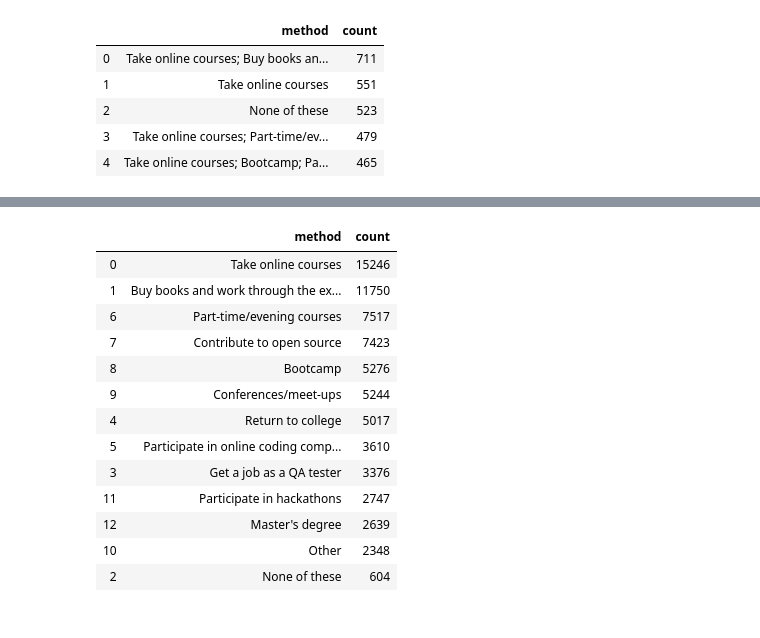
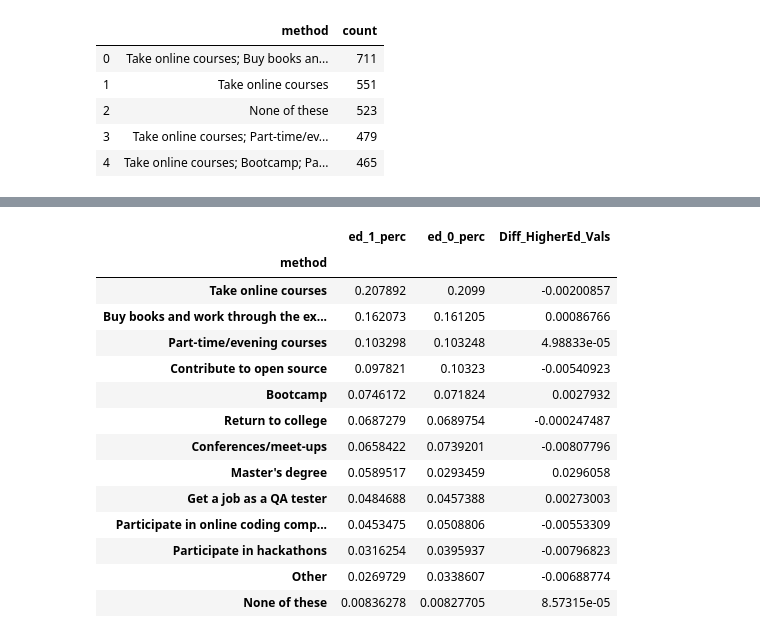
Before and after one commit to sousablde/StackOverflow-Dev-Survey-Data-Analysis, a Jupyter notebook: StackOverflow Dev Survey results.ipynb, the cells around one changed output, grey strips where cells are left out. Drawn from its saved outputs; the diff is of its cells as text; code cells hidden in the pictures.

```diff
--- a/StackOverflow Dev Survey results.ipynb
+++ b/StackOverflow Dev Survey results.ipynb
@@ -153,0 +199,16 @@ values_in_method = ['Take online courses', 'Buy books and work through the exerc
+# %%
+#check for the existence of bias towards their own degrees
+def higher_ed(formal_ed_str):
+    '''
+    INPUT
+        formal_ed_str - a string of one of the values from the Formal Education column
+
+    OUTPUT
+        return 1 if the string is  in ("Master's degree", "Doctoral", "Professional degree")
+        return 0 otherwise
+
+    '''
+    if formal_ed_str in ("Master's degree", "Doctoral", "Professional degree"):
+        return 1
+    else:
+        return 0
@@ -153,0 +224,4 @@ values_in_method = ['Take online courses', 'Buy books and work through the exerc
+# %%
+df['HigherEd'] = df["FormalEducation"].apply(higher_ed)
+higher_ed_perc = df['HigherEd'].mean()
+t.higher_ed_test(higher_ed_perc)
@@ -153,0 +230,8 @@ values_in_method = ['Take online courses', 'Buy books and work through the exerc
+# %%
+#check proportion of people that completed Higher ed and their responses
+ed_1 = df[df['HigherEd'] == 1] # Subset df to only those with HigherEd of 1
+ed_0 = df[df['HigherEd'] == 0] # Subset df to only those with HigherEd of 0
+
+
+print(ed_1['HigherEd'][:5]) #Assure it looks like what you would expect
+print(ed_0['HigherEd'][:5]) #Assure it looks like what you would expect
@@ -154,3 +251,30 @@ values_in_method = ['Take online courses', 'Buy books and work through the exerc
+# %%
+#Check your subset is correct - you should get a plot that was created using pandas styling
+#which you can learn more about here: https://pandas.pydata.org/pandas-docs/stable/style.html
+
+ed_1_perc = clean_and_plot(ed_1, 'Higher Formal Education', plot=False)
+ed_0_perc = clean_and_plot(ed_0, 'Max of Bachelors Higher Ed', plot=False)
+
+comp_df = pd.merge(ed_1_perc, ed_0_perc, left_index=True, right_index=True)
+comp_df.columns = ['ed_1_perc', 'ed_0_perc']
+comp_df['Diff_HigherEd_Vals'] = comp_df['ed_1_perc'] - comp_df['ed_0_perc']
+comp_df.style.bar(subset=['Diff_HigherEd_Vals'], align='mid', color=['#d65f5f', '#5fba7d'])
+# %% [output]
+|  | ed_1_perc | ed_0_perc | Diff_HigherEd_Vals |
+| method |  |  |  |
+| Take online courses | 0.207892 | 0.2099 | -0.00200857 |
+| Buy books and work through the ex... | 0.162073 | 0.161205 | 0.00086766 |
+| Part-time/evening courses | 0.103298 | 0.103248 | 4.98833e-05 |
+| Contribute to open source | 0.097821 | 0.10323 | -0.00540923 |
+| Bootcamp | 0.0746172 | 0.071824 | 0.0027932 |
+| Return to college | 0.0687279 | 0.0689754 | -0.000247487 |
+| Conferences/meet-ups | 0.0658422 | 0.0739201 | -0.00807796 |
+| Master's degree | 0.0589517 | 0.0293459 | 0.0296058 |
+| Get a job as a QA tester | 0.0484688 | 0.0457388 | 0.00273003 |
+| Participate in online coding comp... | 0.0453475 | 0.0508806 | -0.00553309 |
+| Participate in hackathons | 0.0316254 | 0.0395937 | -0.00796823 |
+| Other | 0.0269729 | 0.0338607 | -0.00688774 |
+| None of these | 0.00836278 | 0.00827705 | 8.57315e-05 |
 # %%
 #Checking how often each of these individual values appear with the help of a function
 def occurence_counts(df, col1, col2, occurence):
@@ -177,21 +301,6 @@ def occurence_counts(df, col1, col2, occurence):
 # %%
 study_df = occurence_counts(study, 'method', 'count', values_in_method)
 study_df
-# %% [output]
-|  | method | count |
-| 0 | Take online courses | 15246 |
-| 1 | Buy books and work through the ex... | 11750 |
-| 6 | Part-time/evening courses | 7517 |
-| 7 | Contribute to open source | 7423 |
-| 8 | Bootcamp | 5276 |
-| 9 | Conferences/meet-ups | 5244 |
-| 4 | Return to college | 5017 |
-| 5 | Participate in online coding comp... | 3610 |
-| 3 | Get a job as a QA tester | 3376 |
-| 11 | Participate in hackathons | 2747 |
-| 12 | Master's degree | 2639 |
-| 10 | Other | 2348 |
-| 2 | None of these | 604 |
 # %%
 #create a new colun with the percentages for each of the methods
 study_df['%'] = study_df['count']/np.sum(study_df['count'])*100
```
Also changed, not shown: parts of 13 cells of this notebook, 2 other files.
